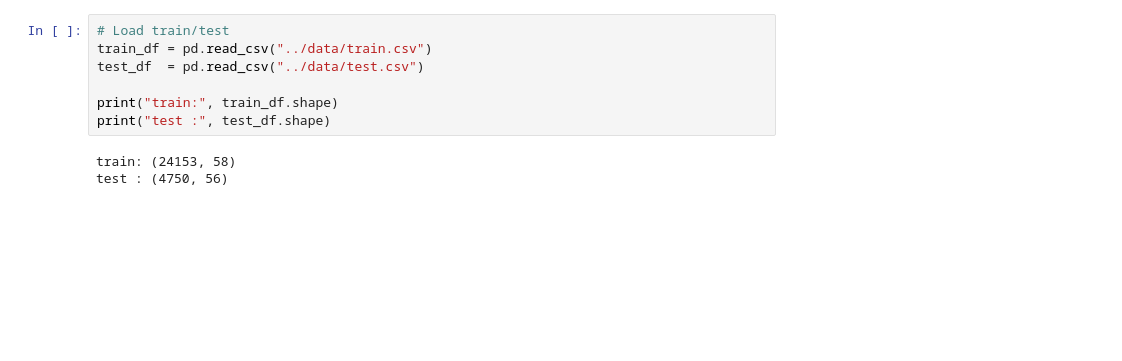
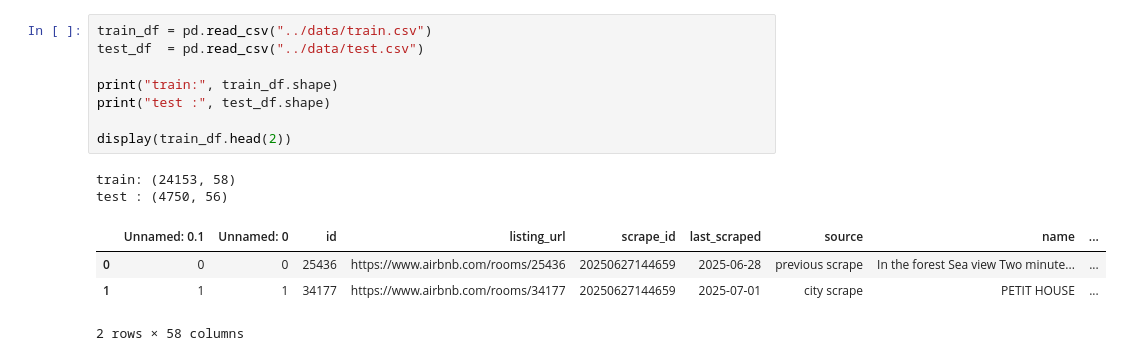
Before and after one commit to solid1010/airbnb-price-prediction, a Jupyter notebook: notebooks/02_features.ipynb, the cells around one changed output. Saved outputs shown, nothing was run; the diff lists cells and outputs as text; blank space fills up the shorter version.

```diff
--- a/notebooks/02_features.ipynb
+++ b/notebooks/02_features.ipynb
@@ -11,12 +20,17 @@ from src.features import (
 )
 # %%
-# Load train/test
 train_df = pd.read_csv("../data/train.csv")
 test_df  = pd.read_csv("../data/test.csv")
 
 print("train:", train_df.shape)
 print("test :", test_df.shape)
+
+display(train_df.head(2))
 # %% [output]
 train: (24153, 58)
 test : (4750, 56)
+|  | Unnamed: 0.1 | Unnamed: 0 | id | listing_url | scrape_id | last_scraped | source | name | ... |
+| 0 | 0 | 0 | 25436 | https://www.airbnb.com/rooms/25436 | 20250627144659 | 2025-06-28 | previous scrape | In the forest Sea view Two minute... | ... |
+| 1 | 1 | 1 | 34177 | https://www.airbnb.com/rooms/34177 | 20250627144659 | 2025-07-01 | city scrape | PETIT HOUSE | ... |
+2 rows × 58 columns
 # %%
```
Also changed, not shown: parts of 13 cells of this notebook, 4 other files.
